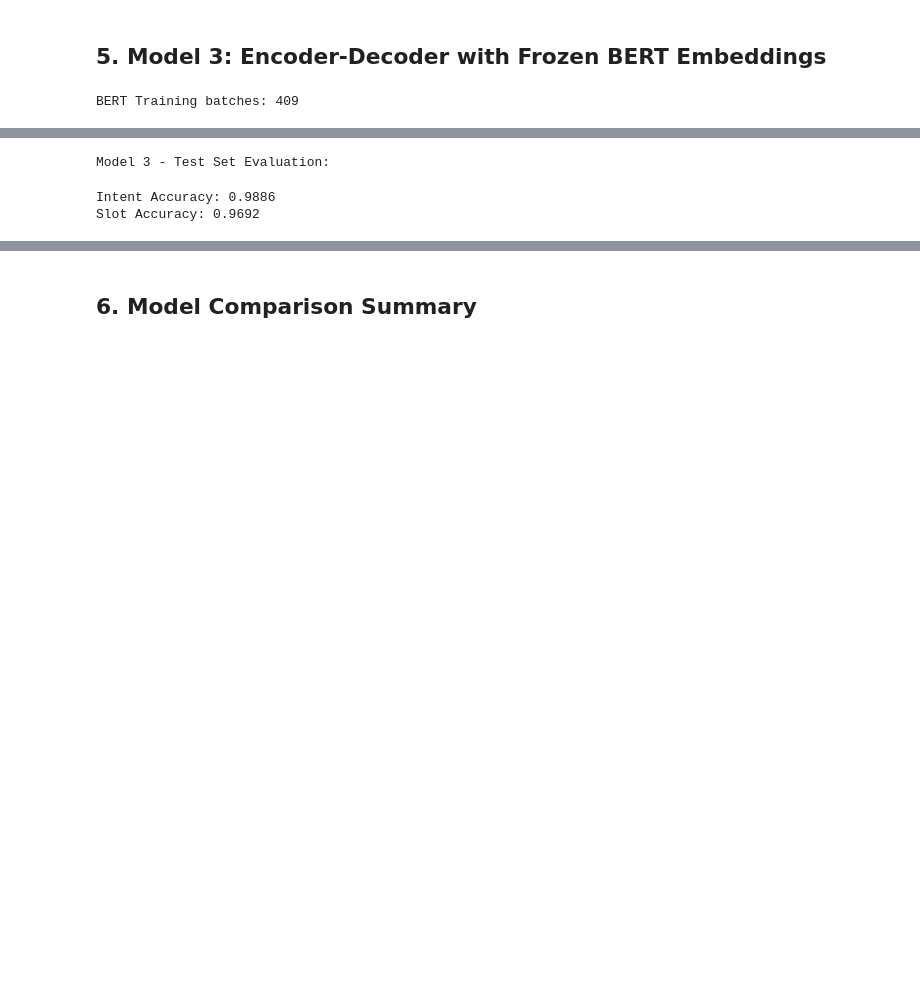
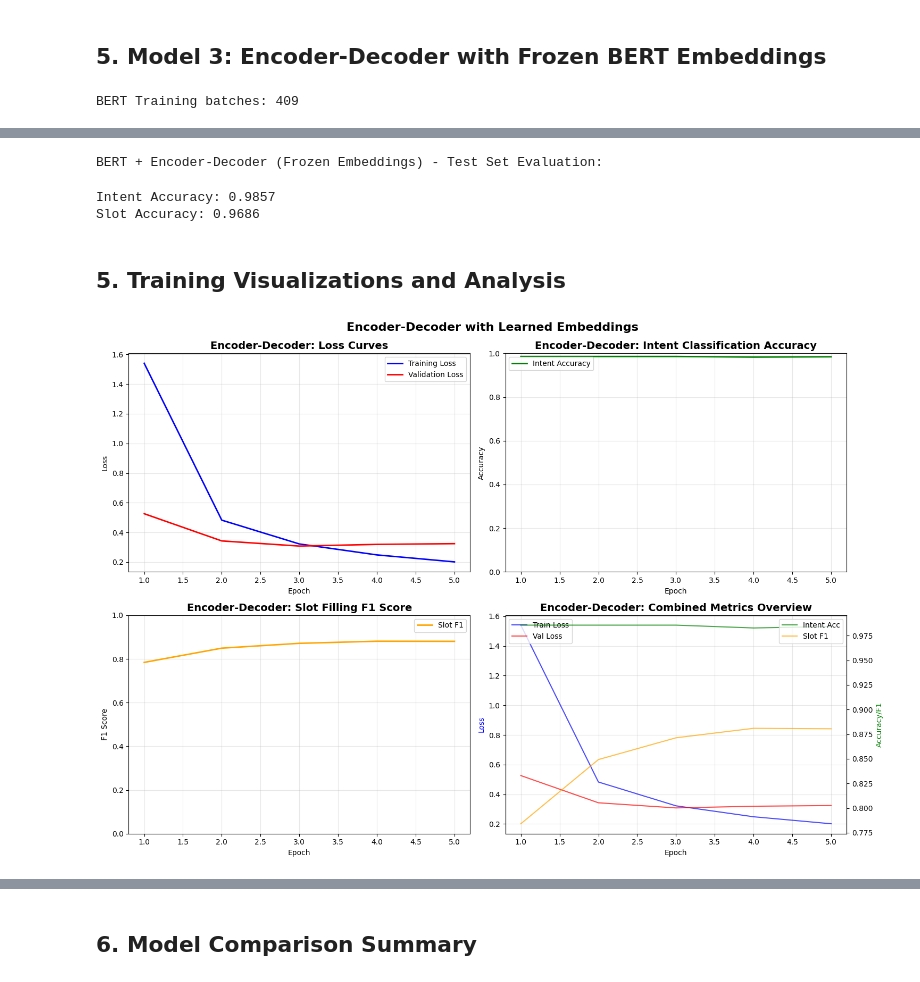
Before and after one commit to BRUH-MAIN/ICSF, a Jupyter notebook: train_joint_models.ipynb, the cells around one changed output, grey strips where cells are left out. Drawn from its saved outputs; the diff is of its cells as text; code cells hidden in the pictures; blank space fills up the shorter version.

```diff
--- a/train_joint_models.ipynb
+++ b/train_joint_models.ipynb
@@ -549,5 +586,5 @@ Epoch 5: Train Loss = 0.1831, Val Intent Acc = 0.9843
 # %%
-# Evaluate Model 3 on test set
+# Evaluate BERT + Encoder-Decoder model on test set
 def evaluate_bert_model(model, data_loader):
     """Evaluate BERT model."""
     model = model.to(device)
@@ -581,9 +618,77 @@ def evaluate_bert_model(model, data_loader):
     print(f"Intent Accuracy: {intent_correct/total:.4f}")
     print(f"Slot Accuracy: {slot_correct/slot_total:.4f}")
 
-print("Model 3 - Test Set Evaluation:")
+print("BERT + Encoder-Decoder (Frozen Embeddings) - Test Set Evaluation:")
 evaluate_bert_model(model3, bert_test_loader)
 # %% [output]
-Model 3 - Test Set Evaluation:
+BERT + Encoder-Decoder (Frozen Embeddings) - Test Set Evaluation:
-Intent Accuracy: 0.9886
-Slot Accuracy: 0.9692
+Intent Accuracy: 0.9857
+Slot Accuracy: 0.9686
+# %% [markdown]
+## 5. Training Visualizations and Analysis
+# %%
+# Import visualization libraries
+import matplotlib.pyplot as plt
+import seaborn as sns
+from matplotlib.gridspec import GridSpec
+
+# Set style
+plt.style.use('default')
+sns.set_palette("husl")
+plt.rcParams['figure.figsize'] = (12, 8)
+plt.rcParams['font.size'] = 10
+# %%
+# Encoder-Decoder (Learned Embeddings) Training Curves
+if 'history1' in locals():
+    fig, ((ax1, ax2), (ax3, ax4)) = plt.subplots(2, 2, figsize=(15, 10))
+
+    epochs = range(1, len(history1['train_loss']) + 1)
+
+    # Loss curves
+    ax1.plot(epochs, history1['train_loss'], 'b-', label='Training Loss', linewidth=2)
+    ax1.plot(epochs, history1['val_loss'], 'r-', label='Validation Loss', linewidth=2)
+    ax1.set_title('Encoder-Decoder: Loss Curves', fontsize=14, fontweight='bold')
+    ax1.set_xlabel('Epoch')
+    ax1.set_ylabel('Loss')
+    ax1.legend()
+    ax1.grid(True, alpha=0.3)
+
+    # Intent Accuracy
+    ax2.plot(epochs, history1['intent_acc'], 'g-', label='Intent Accuracy', linewidth=2)
+    ax2.set_title('Encoder-Decoder: Intent Classification Accuracy', fontsize=14, fontweight='bold')
+    ax2.set_xlabel('Epoch')
+    ax2.set_ylabel('Accuracy')
+    ax2.set_ylim(0, 1)
+    ax2.legend()
+    ax2.grid(True, alpha=0.3)
+
+    # Slot F1 Score
+    ax3.plot(epochs, history1['slot_f1'], 'orange', label='Slot F1', linewidth=2)
+    ax3.set_title('Encoder-Decoder: Slot Filling F1 Score', fontsize=14, fontweight='bold')
+    ax3.set_xlabel('Epoch')
+    ax3.set_ylabel('F1 Score')
+    ax3.set_ylim(0, 1)
+    ax3.legend()
+    ax3.grid(True, alpha=0.3)
+
+    # Combined metrics
+    ax4.plot(epochs, history1['train_loss'], 'b-', label='Train Loss', alpha=0.7)
+    ax4.plot(epochs, history1['val_loss'], 'r-', label='Val Loss', alpha=0.7)
+    ax4_twin = ax4.twinx()
+    ax4_twin.plot(epochs, history1['intent_acc'], 'g-', label='Intent Acc', alpha=0.7)
+    ax4_twin.plot(epochs, history1['slot_f1'], 'orange', label='Slot F1', alpha=0.7)
+    ax4.set_title('Encoder-Decoder: Combined Metrics Overview', fontsize=14, fontweight='bold')
+    ax4.set_xlabel('Epoch')
+    ax4.set_ylabel('Loss', color='blue')
+    ax4_twin.set_ylabel('Accuracy/F1', color='green')
+    ax4.legend(loc='upper left')
+    ax4_twin.legend(loc='upper right')
+    ax4.grid(True, alpha=0.3)
+
+    plt.tight_layout()
+    plt.suptitle('Encoder-Decoder with Learned Embeddings', fontsize=16, fontweight='bold', y=1.02)
+    plt.show()
+else:
+    print("Encoder-Decoder training history not available. Please run Encoder-Decoder training first.")
+# %% [output]
+[figure, added]
```
Also changed, not shown: parts of 19 cells of this notebook, 2 other files.
